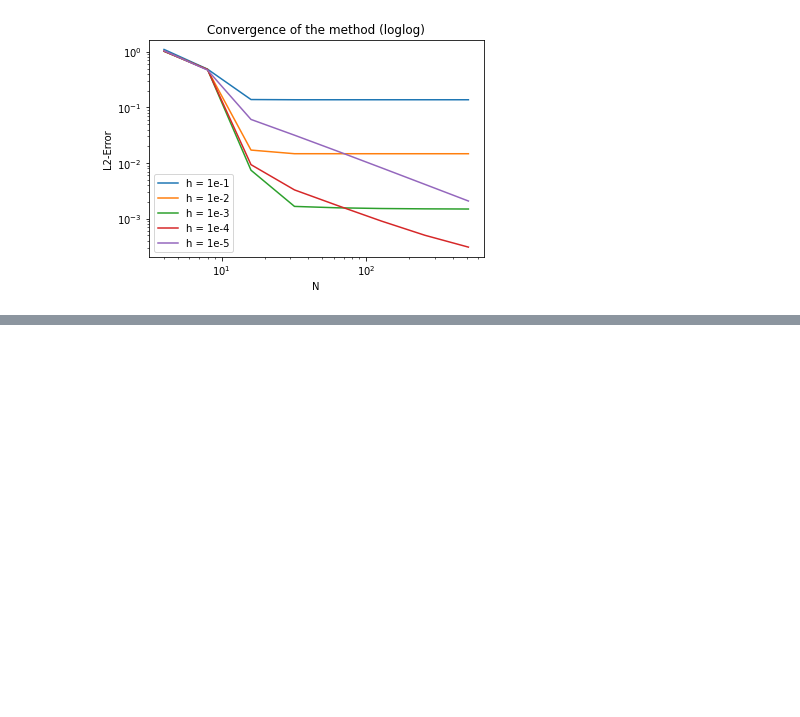
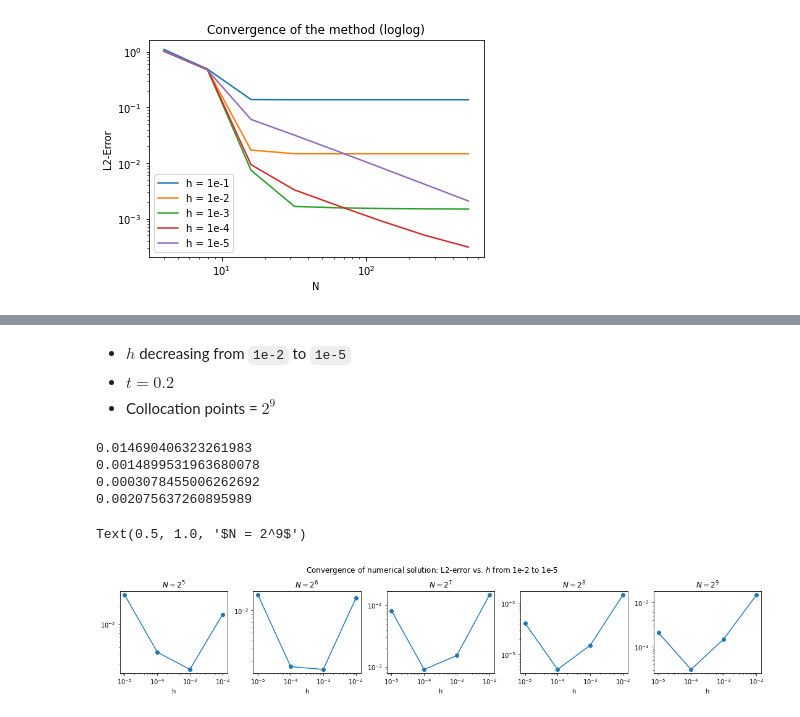
Before and after one commit to jfelipeosorio/kinetick, a Jupyter notebook: pdes/transport1d_cf.ipynb, the cells around one changed output, grey strips where cells are left out. Saved outputs shown, nothing was run; the diff lists cells and outputs as text; code cells hidden in the pictures; blank space fills up the shorter version.

Commit message:
added one plot of conv

```diff
--- a/pdes/transport1d_cf.ipynb
+++ b/pdes/transport1d_cf.ipynb
@@ -584,0 +769,80 @@ plt.show()
+# %% [markdown]
+- $h$ decreasing from `1e-2` to `1e-5`
+- $t = 0.2$
+- Collocation points = $2^9$
+# %%
+# Experiment 2.5 - L2-norms
+L2_norms_5 = []
+xrange = 10.0**(-np.arange(2,6))
+for n in range(2,6):
+    # X_full
+    Xfull = np.linspace(-5,5,2**9+2)
+    # Delta
+    delta = Xfull[1]-Xfull[0]
+    # X_{\partial\Omega}
+    Xboundary = Xfull[[0,-1]]
+    # X_\Omega
+    Xomega = Xfull[1:-1]
+    # u(X_\Omega,0)
+    u0 = transport_u0(Xomega)
+    # Kernel parameter
+    k_param = 0.5
+    # Wave speed
+    c = 1
+    # Time step
+    h = 10**(-n)
+    # Final t
+    t = 1
+    # No. of steps
+    steps = int(t//h)
+    # Compute Kphiphi
+    Kphiphi = Kphiphi_assembly(Xomega, Xboundary, h, c, k = 'Gaussian', k_param = k_param)
+    # Regularizer for Kphiphi
+    R = jnp.diag(jnp.diag(Kphiphi))
+    # Comput Kphi againts Xfull which will be the test set
+    Kphi = Kphi_assembly(Xfull, Xomega, Xboundary , h, c, k = 'Gaussian', k_param = k_param)
+
+    uprev = u0
+    for _ in range(steps):
+        y_prev = jnp.concatenate((uprev,np.zeros((len(Xboundary)),)))
+        sol = jnp.linalg.solve(Kphiphi + 1e-6*R, y_prev)
+        u_next = np.dot(Kphi.T,sol)
+        # update
+        uprev = u_next[1:-1]
+
+
+    # u_true
+    u_true = transport_sol(Xfull , t, c)
+    # Difference
+    f = np.abs(u_next - u_true)**2
+    # Append L2 norm per iteration
+    L2_norms_5.append(trap(f,delta))
+    # Print L2 norm per iteration
+    print(trap(f,delta))
+# %% [output]
+0.014690406323261983
+0.0014899531963680078
+0.0003078455006262692
+0.002075637260895989
+# %%
+# Different plots
+fig, axs = plt.subplots(nrows = 1, ncols=5 , figsize = (15,3),constrained_layout=True)
+fig.suptitle('Convergence of numerical solution: L2-error vs. $h$ from 1e-2 to 1e-5')
+axs[0].loglog(xrange, L2_norms_1, marker = 'o')
+axs[0].set_xlabel('h')
+axs[0].set_title('$N = 2^5$')
+axs[1].loglog(xrange, L2_norms_2, marker = 'o')
+axs[1].set_xlabel('h')
+axs[1].set_title('$N = 2^6$')
+axs[2].loglog(xrange, L2_norms_3, marker = 'o')
+axs[2].set_xlabel('h')
+axs[2].set_title('$N = 2^7$')
+axs[3].loglog(xrange, L2_norms_4, marker = 'o')
+axs[3].set_xlabel('h')
+axs[3].set_title('$N = 2^8$')
+axs[4].loglog(xrange, L2_norms_5, marker = 'o')
+axs[4].set_xlabel('h')
+axs[4].set_title('$N = 2^9$')
+# %% [output]
+Text(0.5, 1.0, '$N = 2^9$')
+[figure, added]
```
Also changed, not shown: parts of 20 cells of this notebook.
